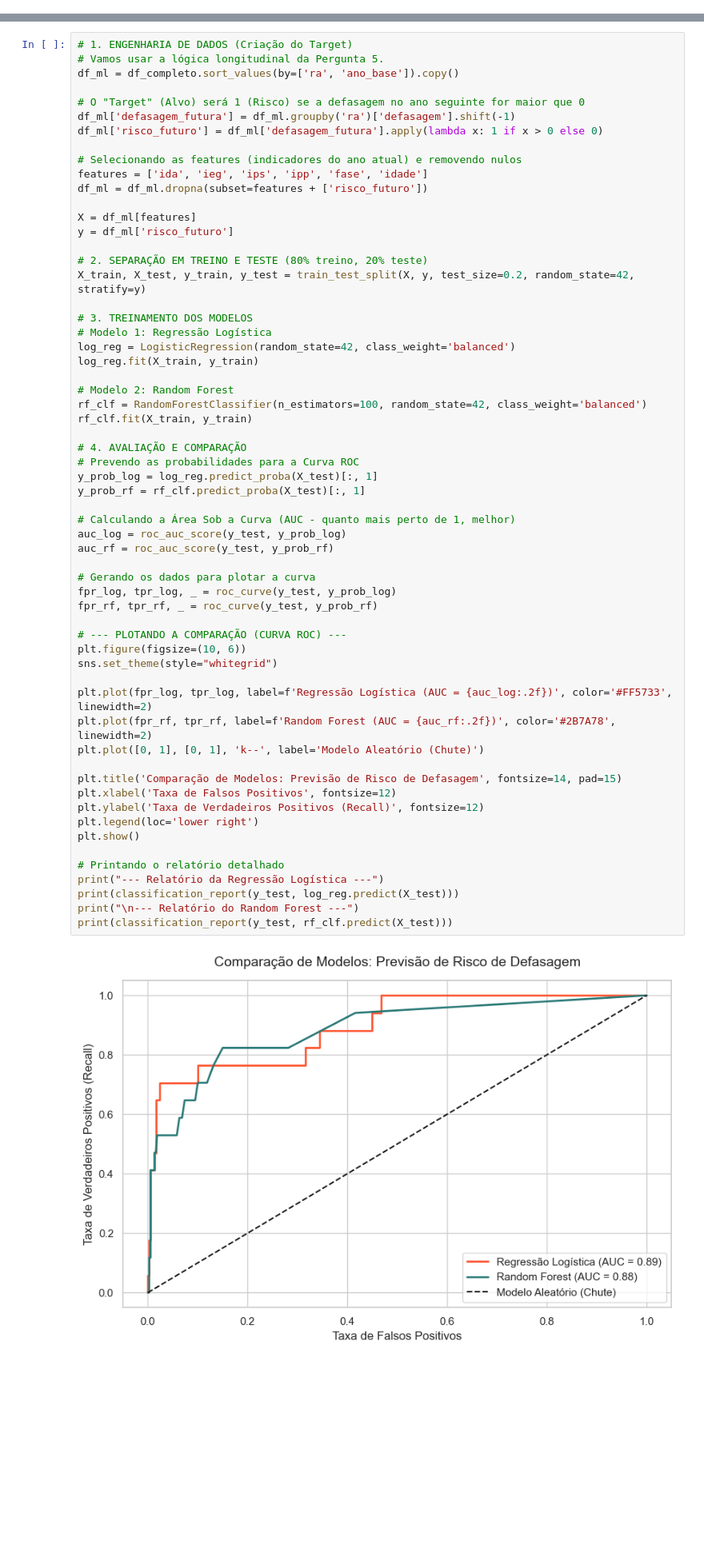
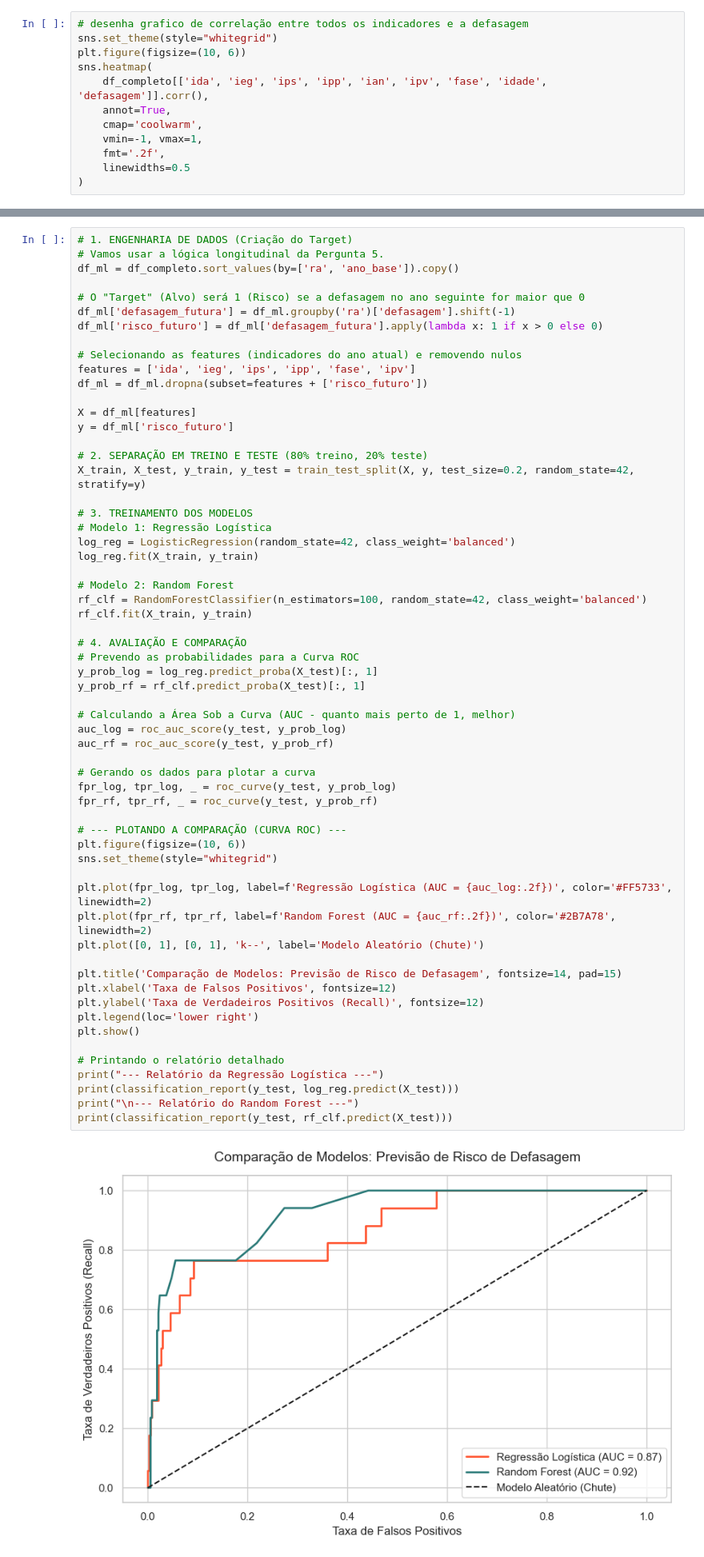
Before and after one commit to AndrePantano/fiap-dtat-tech-challenge-5, a Jupyter notebook: notebooks/01_eda.ipynb, the cells around one changed output, grey strips where cells are left out. Shown at 80% size. Saved outputs shown, nothing was run; the diff lists cells and outputs as text; blank space fills up the shorter version.

```diff
--- a/notebooks/01_eda.ipynb
+++ b/notebooks/01_eda.ipynb
@@ -482,3 +482,15 @@ Quais padrões nos indicadores permitem identificar alunos em risco antes
 de queda no desempenho ou aumento da defasagem? Construa um modelo
 preditivo que mostre uma probabilidade do aluno ou aluna entrar em risco de
 defasagem.
+# %%
+# desenha grafico de correlação entre todos os indicadores e a defasagem
+sns.set_theme(style="whitegrid")
+plt.figure(figsize=(10, 6))
+sns.heatmap(
+    df_completo[['ida', 'ieg', 'ips', 'ipp', 'ian', 'ipv', 'fase', 'idade', 'defasagem']].corr(),
+    annot=True,
+    cmap='coolwarm',
+    vmin=-1, vmax=1,
+    fmt='.2f',
+    linewidths=0.5
+)
@@ -492,7 +509,7 @@ df_ml['defasagem_futura'] = df_ml.groupby('ra')['defasagem'].shift(-1)
 df_ml['risco_futuro'] = df_ml['defasagem_futura'].apply(lambda x: 1 if x > 0 else 0)
 
 # Selecionando as features (indicadores do ano atual) e removendo nulos
-features = ['ida', 'ieg', 'ips', 'ipp', 'fase', 'idade']
+features = ['ida', 'ieg', 'ips', 'ipp', 'fase', 'ipv']
 df_ml = df_ml.dropna(subset=features + ['risco_futuro'])
 
 X = df_ml[features]
@@ -516,34 +533,34 @@ y_prob_log = log_reg.predict_proba(X_test)[:, 1]
 y_prob_rf = rf_clf.predict_proba(X_test)[:, 1]
 
 # Calculando a Área Sob a Curva (AUC - quanto mais perto de 1, melhor)
 auc_log = roc_auc_score(y_test, y_prob_log)
 auc_rf = roc_auc_score(y_test, y_prob_rf)
 
 # Gerando os dados para plotar a curva
 fpr_log, tpr_log, _ = roc_curve(y_test, y_prob_log)
 fpr_rf, tpr_rf, _ = roc_curve(y_test, y_prob_rf)
 
 # --- PLOTANDO A COMPARAÇÃO (CURVA ROC) ---
 plt.figure(figsize=(10, 6))
 sns.set_theme(style="whitegrid")
 
 plt.plot(fpr_log, tpr_log, label=f'Regressão Logística (AUC = {auc_log:.2f})', color='#FF5733', linewidth=2)
 plt.plot(fpr_rf, tpr_rf, label=f'Random Forest (AUC = {auc_rf:.2f})', color='#2B7A78', linewidth=2)
 plt.plot([0, 1], [0, 1], 'k--', label='Modelo Aleatório (Chute)')
 
 plt.title('Comparação de Modelos: Previsão de Risco de Defasagem', fontsize=14, pad=15)
 plt.xlabel('Taxa de Falsos Positivos', fontsize=12)
 plt.ylabel('Taxa de Verdadeiros Positivos (Recall)', fontsize=12)
 plt.legend(loc='lower right')
 plt.show()
 
 # Printando o relatório detalhado
 print("--- Relatório da Regressão Logística ---")
 print(classification_report(y_test, log_reg.predict(X_test)))
 print("\n--- Relatório do Random Forest ---")
 print(classification_report(y_test, rf_clf.predict(X_test)))
 # %% [output]
-[figure, old version]
+[figure, new version]
 --- Relatório da Regressão Logística ---
               precision    recall  f1-score   support
 
```
Also changed, not shown: parts of 4 cells of this notebook, 5 other files.
